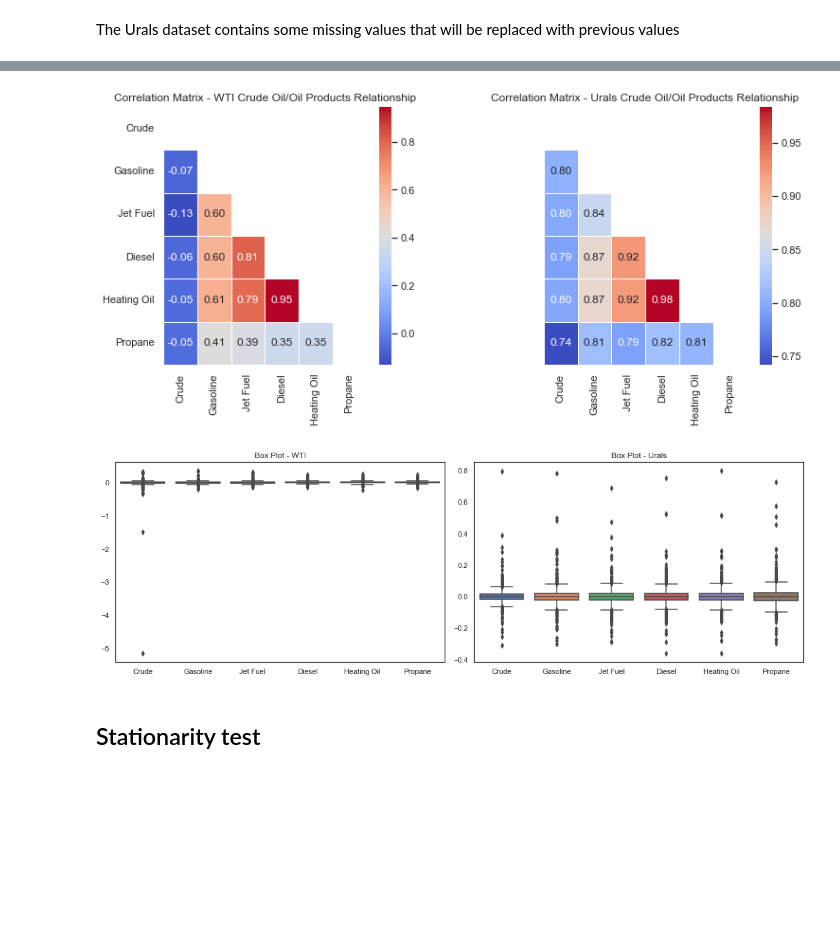
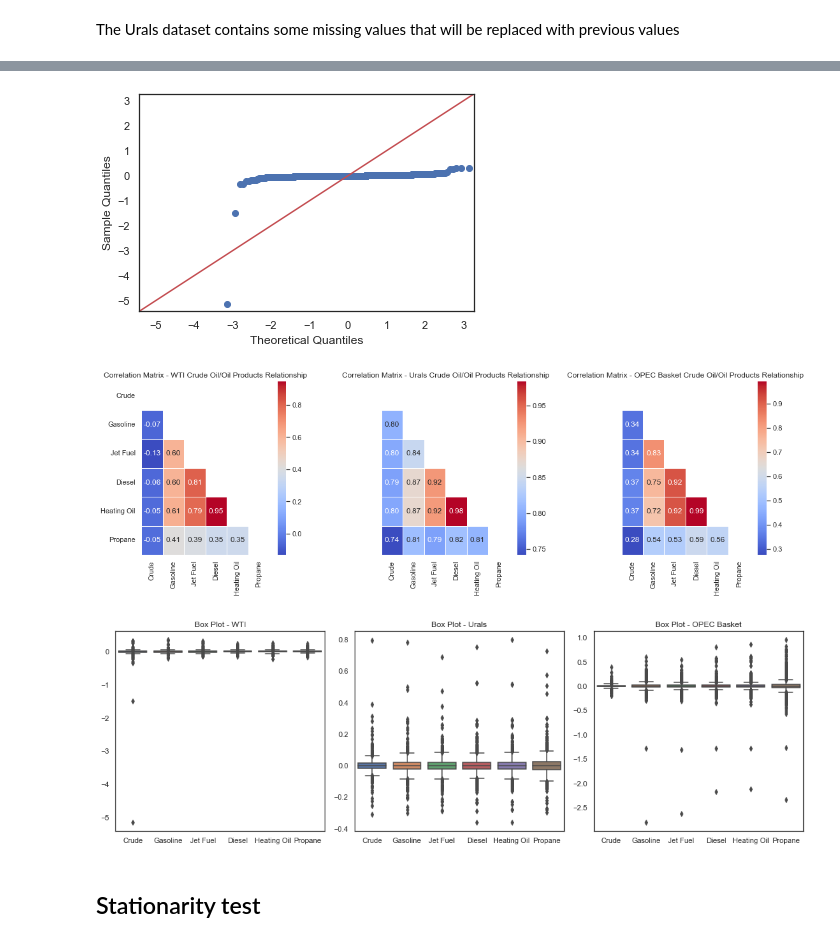
Before and after one commit to timdanilov/capstone-project, a Jupyter notebook: capstone.ipynb, the cells around one changed output, grey strips where cells are left out. Drawn from its saved outputs; the diff is of its cells as text; code cells hidden in the pictures; blank space fills up the shorter version.

```diff
--- a/capstone.ipynb
+++ b/capstone.ipynb
@@ -53,7 +55,7 @@ Therefore we applied Principal Component Analysis (PCA) to identify the patterns
 # %% [markdown]
 # Functions
 # %%
-grades = ['WTI', 'Urals', 'Dubai']
+grades = ['WTI', 'Urals', 'OPEC Basket']
 
 # Visualize prices
 def plot_prices(dfs):
@@ -62,7 +64,7 @@ def plot_prices(dfs):
   fig, axes = plt.subplots(1, len(dfs),figsize=(15, 6), sharey=True)
 
   for df, grade, ax in zip(dfs, grades, axes):
-    # Plot the WTI Crude Oil prices on the left axis
+    # Plot the WTI Crude Oil prices dollars per barrel on the left axis
     ax.set_xlabel('Date')
     ax.set_ylabel(grade + ' Crude $/bbl')
 
@@ -76,8 +78,8 @@ def plot_prices(dfs):
       ax2.plot(df.index, df[column], label=column)
 
     # Adjust the legend and show the plot
-    # fig.legend(loc='upper center', ncol=len(df.columns))
 
+  # fig.legend(loc='upper center', ncol=len(dfs[0].columns))
   plt.tight_layout()
   plt.show()
 
@@ -165,15 +167,15 @@ def box_plots(dfs):
 
 def adf_test(dfs):
 
-  html = '<div style="display:flex">'
+  html = '<div>'
   for df, grade in zip(dfs, grades):
     adf_df = pd.DataFrame(index=['ADF Statistic','p-value'])
     for product in df:
        adf_result = adfuller(df[product])
        adf_df[product] = [adf_result[0], adf_result[1]]
     html += '<div>'
-    html += '<div style="display:flex; justify-content:center">'+grade+'</div>'
-    html += '<div style="margin-right: 32px">'
+    html += '<div style="margin-left: 300px">'+grade+'</div>'
+    html += '<div style="margin-bottom: 16px">'
     html += adf_df.to_html()
     html += '</div></div>'
   html += '</div>'
@@ -205,6 +207,30 @@ def statistics(dfs):
 
 def calc_covariance(dfs):
   output_horizontally(dfs, func=pd.DataFrame.cov)
+
+def summarize_arima(dfs):
+  html = '<div style="display:flex">'
+
+  for df, grade in zip(dfs, grades):
+    model = ARIMA(df['Crude'], order=(1,0,1))
+    model_fit = model.fit()
+    summary = model_fit.summary()
+
+    html += '<div>'
+    html += '<div style="display:flex; justify-content:center">'+grade+'</div>'
+
+    for table in summary.tables:
+      table_data = table.data
+      # Create a DataFrame
+      results_df = pd.DataFrame(table_data[1:], columns=table_data[0])
+      html += '<div style="margin-right: 32px; margin-bottom: 16px">'
+      html += results_df.to_html(index=False)
+      html += '</div>'
+    html += '</div>'
+
+
+  html += '</div>'
+  display(HTML(html))
 # %% [markdown]
 # Data retrieval
 # %% [markdown]
@@ -297,3 +304,5 @@ dubai_df['Dubai Crude'] = dubai_df['Dubai Crude'].astype(float).round(2)
+# %%
+opec_df = pd.read_csv('data/oil_products_prices_opec.csv', sep=',', index_col='Date', parse_dates=True)
 # %% [markdown]
 # Data preproccessing
 # %%
@@ -395,6 +404,6 @@ Dubai
 # %%
 # Calculate returns
-wti_returns_df, urals_returns_df, dubai_returns_df = calc_returns([wti_df, urals_df, dubai_df])
+wti_returns_df, urals_returns_df, opec_returns_df = calc_returns([wti_df, urals_df, opec_df])
 # %% [output]
 WTI
 |  | Crude | Gasoline | Jet Fuel | Diesel | Heating Oil | Propane |
@@ -423,12 +432,18 @@ Dubai
+# %%
+# Plot Q-Q plot
+fig = sm.qqplot(wti_returns_df['Crude'], line='45')
+plt.show()
+# %% [output]
+[figure, added]
 # %%
-plot_corr_matrix([wti_returns_df, urals_returns_df])
+plot_corr_matrix([wti_returns_df, urals_returns_df, opec_returns_df])
 # %% [output]
-[figure, old version]
+[figure, new version]
 # %%
 # Plotting blox plot to identify the outliers
-box_plots([wti_returns_df, urals_returns_df])
+box_plots([wti_returns_df, urals_returns_df, opec_returns_df])
 # %% [output]
-[figure, old version]
+[figure, new version]
 # %% [markdown]
 ## Stationarity test
 # %%
```
Also changed, not shown: parts of 21 cells of this notebook, 3 other files.
